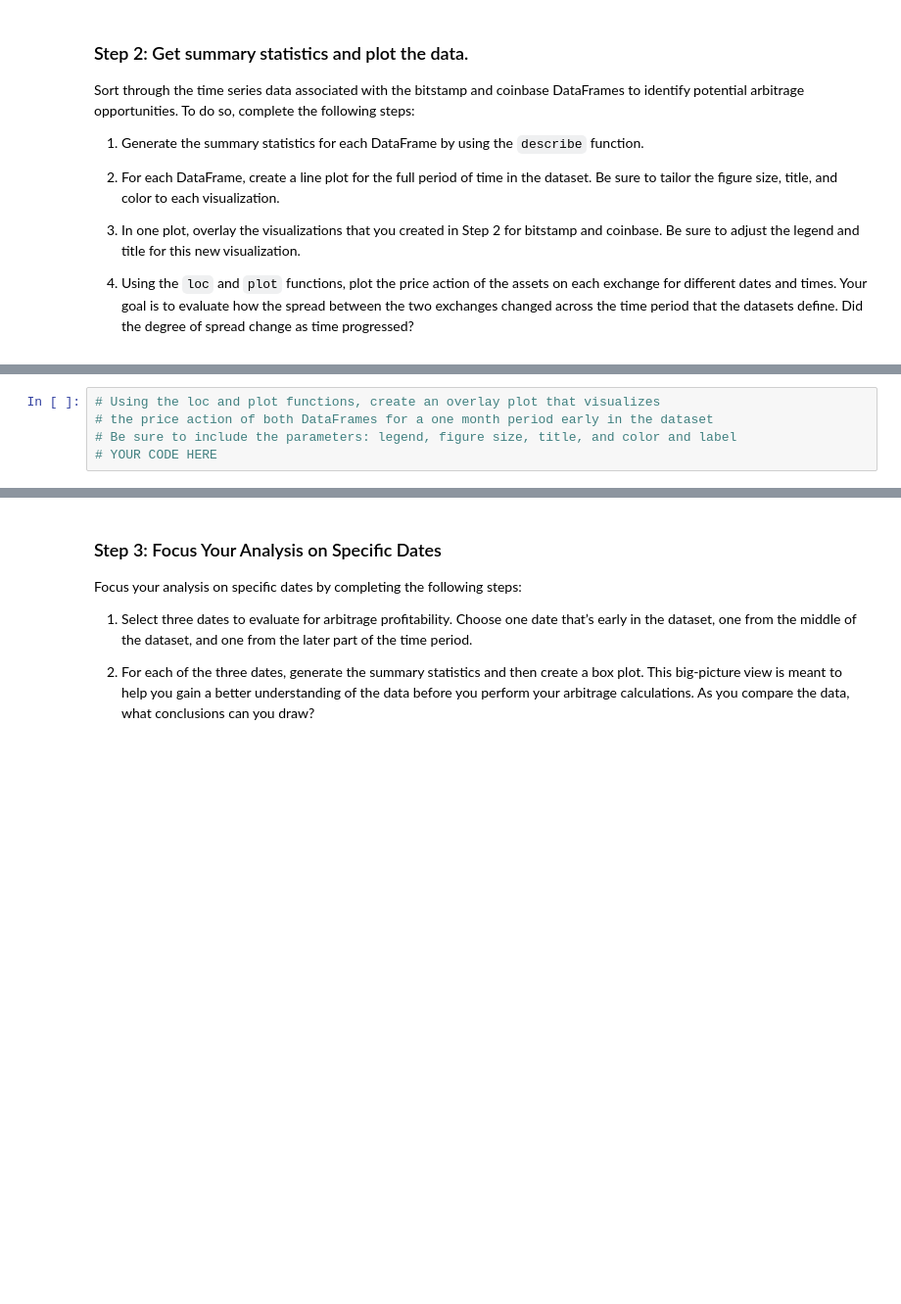
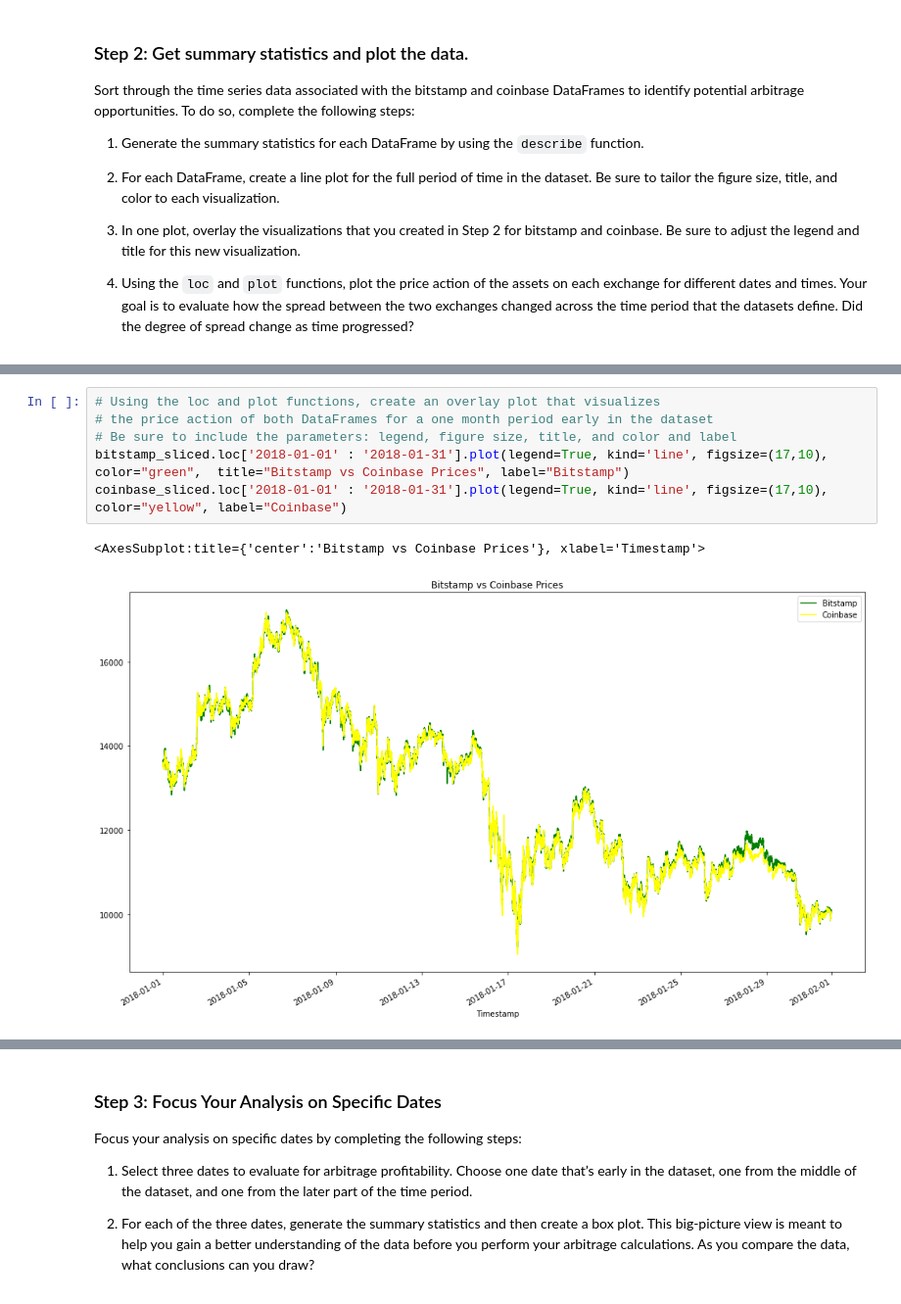
Before and after one commit to michaelmikelic/Bitcoin-Arbitrage, a Jupyter notebook: crypto_arbitrage.ipynb, the cells around one changed output, grey strips where cells are left out. Shown at 98% size. Cells and saved outputs as stored; diff of their text form; blank space fills up the shorter version.

```diff
--- a/crypto_arbitrage.ipynb
+++ b/crypto_arbitrage.ipynb
@@ -231,8 +277,12 @@ Sort through the time series data associated with the bitstamp and coinbase Data
 # %%
 # Using the loc and plot functions, create an overlay plot that visualizes
 # the price action of both DataFrames for a one month period early in the dataset
 # Be sure to include the parameters: legend, figure size, title, and color and label
-# YOUR CODE HERE
+bitstamp_sliced.loc['2018-01-01' : '2018-01-31'].plot(legend=True, kind='line', figsize=(17,10), color="green",  title="Bitstamp vs Coinbase Prices", label="Bitstamp")
+coinbase_sliced.loc['2018-01-01' : '2018-01-31'].plot(legend=True, kind='line', figsize=(17,10), color="yellow", label="Coinbase")
+# %% [output]
+<AxesSubplot:title={'center':'Bitstamp vs Coinbase Prices'}, xlabel='Timestamp'>
+[figure, added]
 # %%
 # Using the loc and plot functions, create an overlay plot that visualizes
 # the price action of both DataFrames for a one month period later in the dataset
```
Also changed, not shown: parts of 20 cells of this notebook.
